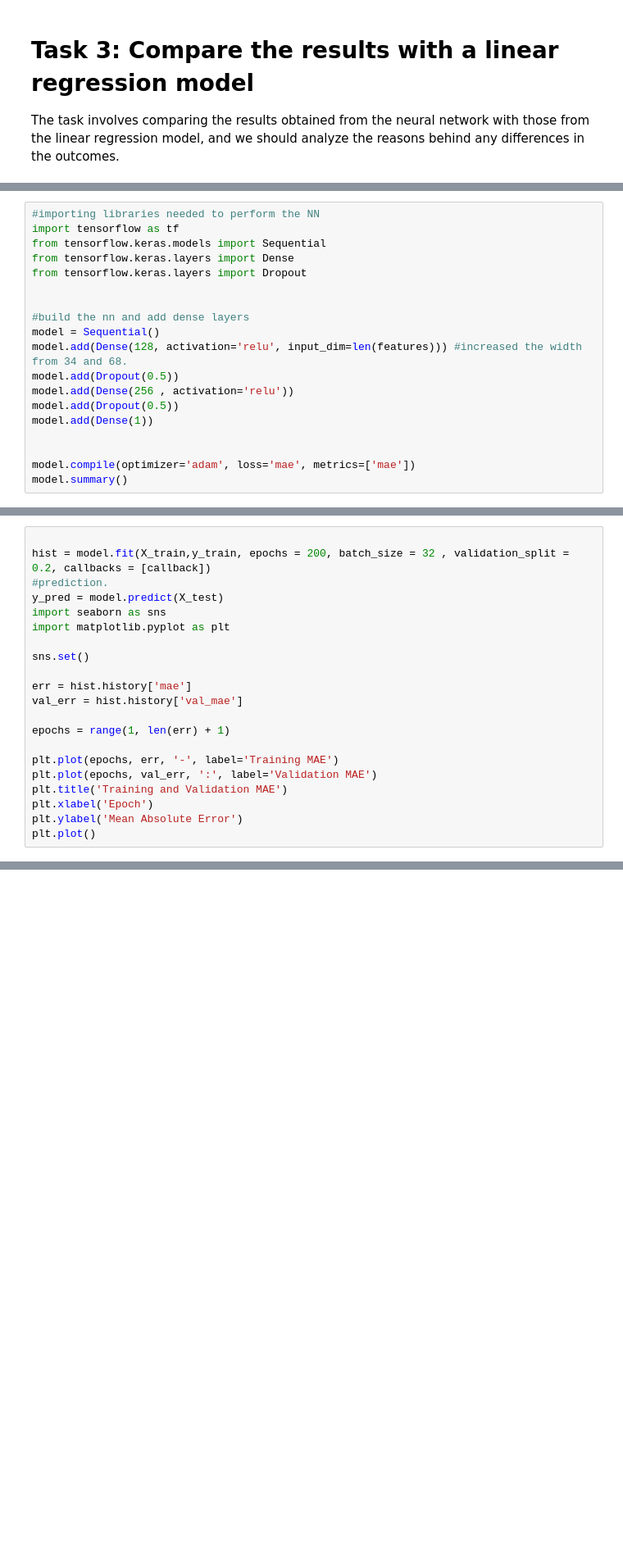
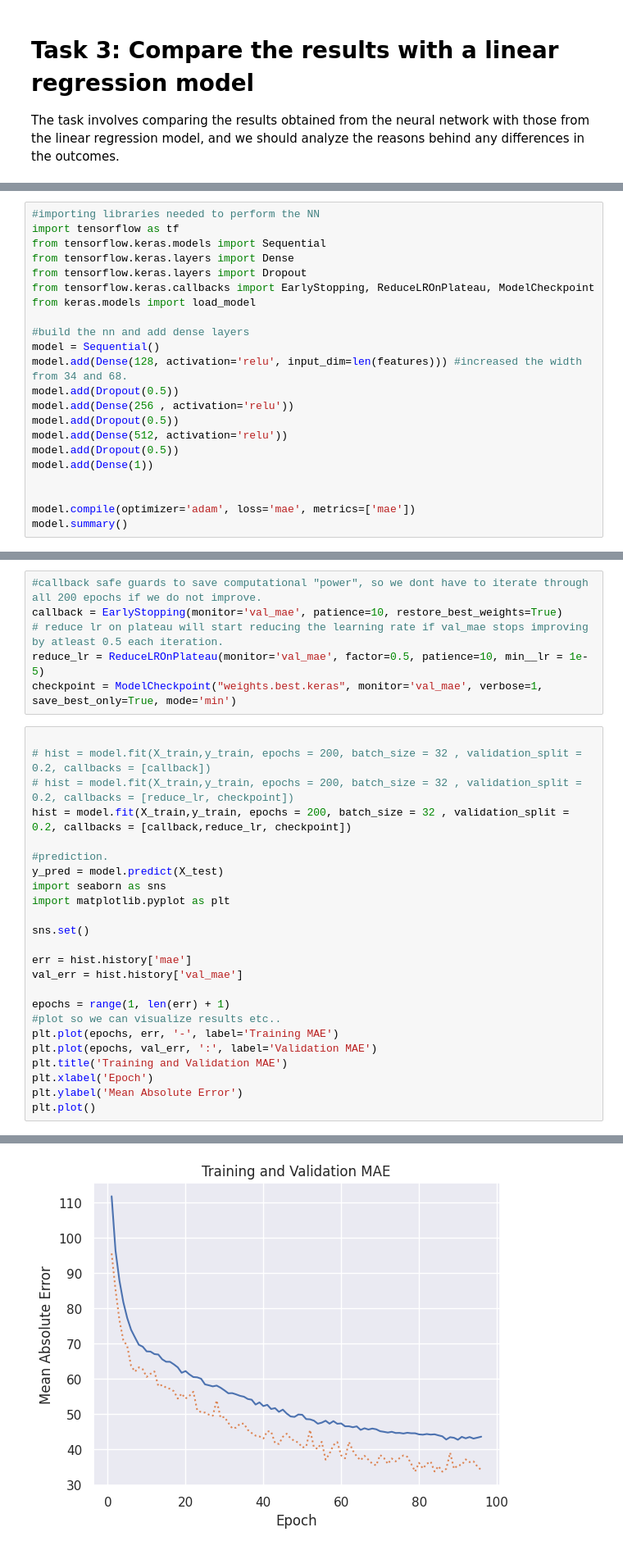
Before and after one commit to marcusflygar1-hash/AI_Course_Submissions_real, a Jupyter notebook: Exercise_7_Neural_networks/Exercise7_Neural_Networks_2.ipynb, the cells around one changed output, grey strips where cells are left out. Shown at 82% size. Saved outputs shown, nothing was run; the diff lists cells and outputs as text; blank space fills up the shorter version.

Commit message:
Added some layers, increased width and added save model.

```diff
--- a/Exercise_7_Neural_networks/Exercise7_Neural_Networks_2.ipynb
+++ b/Exercise_7_Neural_networks/Exercise7_Neural_Networks_2.ipynb
@@ -385,7 +504,8 @@ import tensorflow as tf
 from tensorflow.keras.models import Sequential
 from tensorflow.keras.layers import Dense
 from tensorflow.keras.layers import Dropout
-
+from tensorflow.keras.callbacks import EarlyStopping, ReduceLROnPlateau, ModelCheckpoint
+from keras.models import load_model
 
 #build the nn and add dense layers
 model = Sequential()
@@ -393,6 +513,8 @@ model.add(Dense(128, activation='relu', input_dim=len(features))) #increased the
 model.add(Dropout(0.5))
 model.add(Dense(256 , activation='relu'))
 model.add(Dropout(0.5))
+model.add(Dense(512, activation='relu'))
+model.add(Dropout(0.5))
 model.add(Dense(1))
 
 
@@ -403,6 +545,15 @@ callback = EarlyStopping(monitor='val_mae', patience=5, restore_best_weights=Tru
+# %%
+#callback safe guards to save computational "power", so we dont have to iterate through all 200 epochs if we do not improve.
+callback = EarlyStopping(monitor='val_mae', patience=10, restore_best_weights=True)
+# reduce lr on plateau will start reducing the learning rate if val_mae stops improving by atleast 0.5 each iteration.
+reduce_lr = ReduceLROnPlateau(monitor='val_mae', factor=0.5, patience=10, min__lr = 1e-5)
+checkpoint = ModelCheckpoint("weights.best.keras", monitor='val_mae', verbose=1, save_best_only=True, mode='min')
 # %%
 
-hist = model.fit(X_train,y_train, epochs = 200, batch_size = 32 , validation_split = 0.2, callbacks = [callback])
+# hist = model.fit(X_train,y_train, epochs = 200, batch_size = 32 , validation_split = 0.2, callbacks = [callback])
+# hist = model.fit(X_train,y_train, epochs = 200, batch_size = 32 , validation_split = 0.2, callbacks = [reduce_lr, checkpoint])
+hist = model.fit(X_train,y_train, epochs = 200, batch_size = 32 , validation_split = 0.2, callbacks = [callback,reduce_lr, checkpoint])
+
 #prediction.
 y_pred = model.predict(X_test)
 import seaborn as sns
@@ -414,10 +565,11 @@ err = hist.history['mae']
 val_err = hist.history['val_mae']
 
 epochs = range(1, len(err) + 1)
-
+#plot so we can visualize results etc..
 plt.plot(epochs, err, '-', label='Training MAE')
 plt.plot(epochs, val_err, ':', label='Validation MAE')
 plt.title('Training and Validation MAE')
 plt.xlabel('Epoch')
 plt.ylabel('Mean Absolute Error')
 plt.plot()
+# %% [output]
@@ -423,0 +594 @@ plt.plot()
+[figure, added]
```
Also changed, not shown: parts of 19 cells of this notebook.
